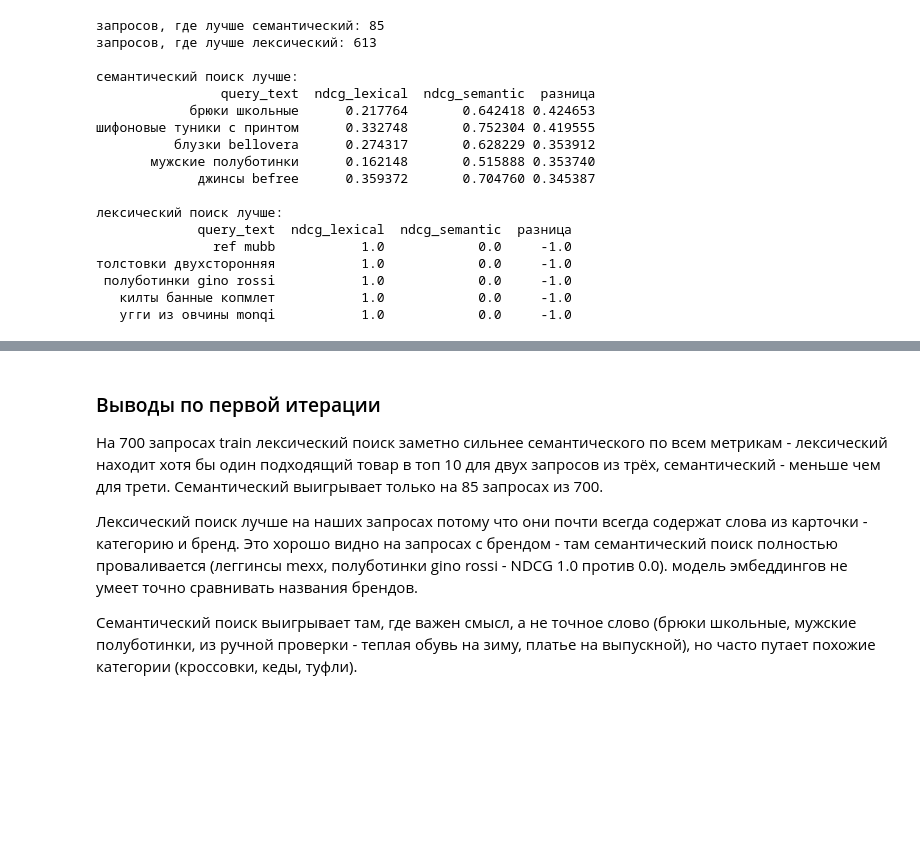
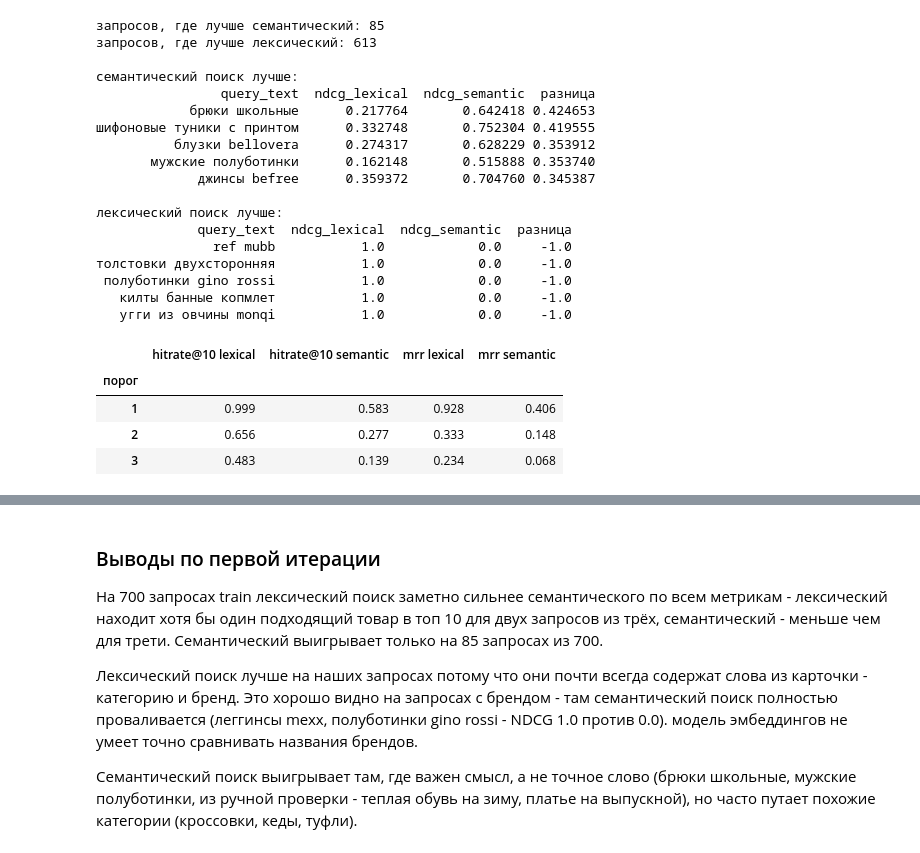
Before and after one commit to litwinowww/ProjectMonth, a Jupyter notebook: semantic_search_project.ipynb, the cells around one changed output, grey strips where cells are left out. Drawn from its saved outputs; the diff is of its cells as text; code cells hidden in the pictures; blank space fills up the shorter version.

Commit message:
Комментарии второго ревью и проверка устойчивости по порогу

```diff
--- a/semantic_search_project.ipynb
+++ b/semantic_search_project.ipynb
@@ -1378,3 +1438,25 @@ print(compare.sort_values("разница").head(5).to_string(index=False))
  полуботинки gino rossi           1.0            0.0     -1.0
    килты банные копмлет           1.0            0.0     -1.0
    угги из овчины monqi           1.0            0.0     -1.0
+# %%
+# проверяем, не зависит ли вывод от порога релевантности
+# ndcg считается по полной шкале оценок и от порога не зависит, поэтому смотрим бинарные метрики
+rows = []
+for threshold in [1, 2, 3]:
+    lexical = evaluate(search_lexical, queries_train, threshold=threshold)
+    semantic = evaluate(search_semantic, queries_train, threshold=threshold)
+    rows.append({
+        "порог": threshold,
+        "hitrate@10 lexical": lexical["hitrate_at_10"].mean(),
+        "hitrate@10 semantic": semantic["hitrate_at_10"].mean(),
+        "mrr lexical": lexical["mrr"].mean(),
+        "mrr semantic": semantic["mrr"].mean(),
+    })
+
+pd.DataFrame(rows).set_index("порог").round(3)
+# %% [output]
+|  | hitrate@10 lexical | hitrate@10 semantic | mrr lexical | mrr semantic |
+| порог |  |  |  |  |
+| 1 | 0.999 | 0.583 | 0.928 | 0.406 |
+| 2 | 0.656 | 0.277 | 0.333 | 0.148 |
+| 3 | 0.483 | 0.139 | 0.234 | 0.068 |
```
Also changed, not shown: parts of 15 cells of this notebook.
